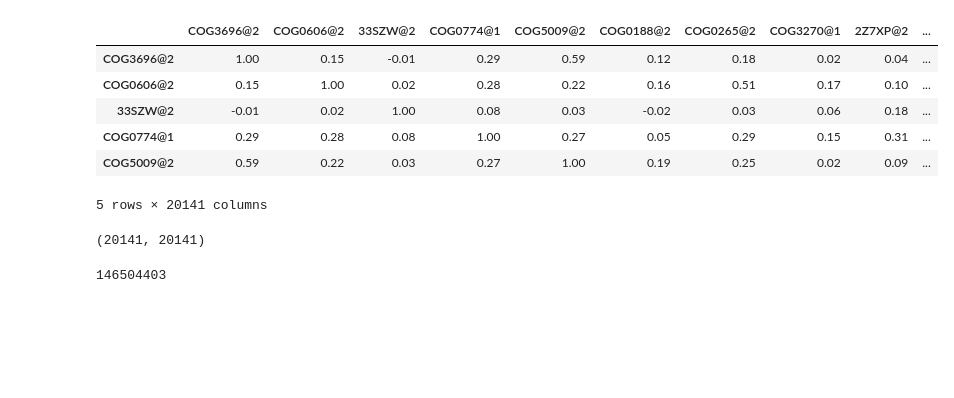
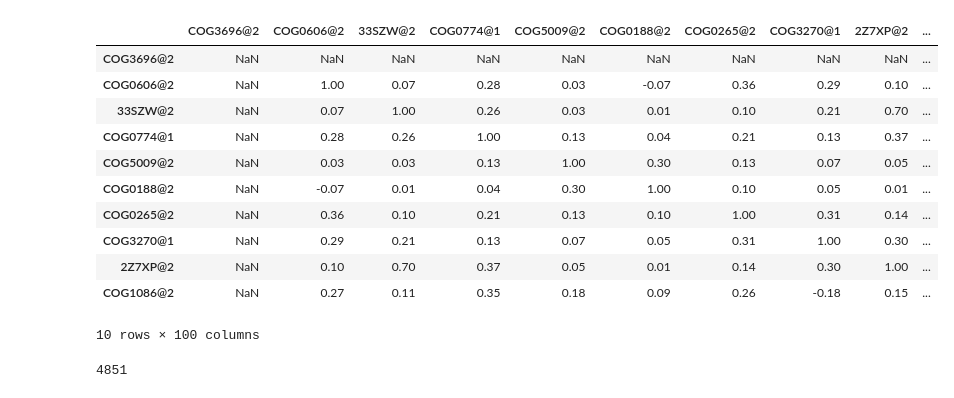
Before and after one commit to ProfHeydeFranca/BacterialData, a Jupyter notebook: oxygen/feature_selection.ipynb, the cells around one changed output. Drawn from its saved outputs; the diff is of its cells as text; code cells hidden in the pictures; blank space fills up the shorter version.

```diff
--- a/oxygen/feature_selection.ipynb
+++ b/oxygen/feature_selection.ipynb
@@ -53,12 +58,19 @@ df.head()
 # %%
 # Separar as features (X) e o grupos (y)
 #Full dataset:
-X = df.iloc[:, :-1]
-y = df.iloc[:, -1]
+#X = df.iloc[:, :-1]
+#y = df.iloc[:, -1]
 
 #Subset for developing:
-#X = df.iloc[0:100, 0:100]
-#y = df.iloc[0:100, -1]
+X = df.iloc[0:100, 0:100]
+y = df.iloc[0:100, -1]
+
+#X['Oxygen tolerance'] = y
+
+#Save calculations to file
+#with zstandard.open('/home/bia/Documents/bacterial_phenotypes/connecting_features_abFactors/df_oxygen_gene-familiesTEST_selected-filterNA.pickle.zst', 'wb') as f:#
+with zstandard.open('/home/bia/Documents/bacterial_phenotypes/connecting_features_abFactors/df_oxygen_kmer9TEST_selected-filterNA.pickle.zst', 'wb') as f:#
+	pickle.dump(X, f)
 # %%
 # Calcular a correlação de Spearman
 correlation_matrix = X.corr(method='spearman')
@@ -78,13 +93,25 @@ correlation_matrix = X.corr(method='spearman')
 # %%
 #OBS: if there is no variability in a column, the correlation will be NA!
-correlation_matrix.head()
+
+#Creating a good mock table for debugging
+#correlation_matrix.drop(correlation_matrix.columns[0], axis=1, inplace=True)
+#correlation_matrix.drop(correlation_matrix.columns[4], axis=1, inplace=True)
+#correlation_matrix.drop(correlation_matrix.index[0], axis=0, inplace=True)
+#correlation_matrix.drop(correlation_matrix.index[4], axis=0, inplace=True)
+
+correlation_matrix.head(n=10)
 #p_values.head()
 # %% [output]
 |  | COG3696@2 | COG0606@2 | 33SZW@2 | COG0774@1 | COG5009@2 | COG0188@2 | COG0265@2 | COG3270@1 | 2Z7XP@2 | ... |
-| COG3696@2 | 1.00 | 0.15 | -0.01 | 0.29 | 0.59 | 0.12 | 0.18 | 0.02 | 0.04 | ... |
-| COG0606@2 | 0.15 | 1.00 | 0.02 | 0.28 | 0.22 | 0.16 | 0.51 | 0.17 | 0.10 | ... |
-| 33SZW@2 | -0.01 | 0.02 | 1.00 | 0.08 | 0.03 | -0.02 | 0.03 | 0.06 | 0.18 | ... |
-| COG0774@1 | 0.29 | 0.28 | 0.08 | 1.00 | 0.27 | 0.05 | 0.29 | 0.15 | 0.31 | ... |
-| COG5009@2 | 0.59 | 0.22 | 0.03 | 0.27 | 1.00 | 0.19 | 0.25 | 0.02 | 0.09 | ... |
+| COG3696@2 | NaN | NaN | NaN | NaN | NaN | NaN | NaN | NaN | NaN | ... |
+| COG0606@2 | NaN | 1.00 | 0.07 | 0.28 | 0.03 | -0.07 | 0.36 | 0.29 | 0.10 | ... |
+| 33SZW@2 | NaN | 0.07 | 1.00 | 0.26 | 0.03 | 0.01 | 0.10 | 0.21 | 0.70 | ... |
+| COG0774@1 | NaN | 0.28 | 0.26 | 1.00 | 0.13 | 0.04 | 0.21 | 0.13 | 0.37 | ... |
+| COG5009@2 | NaN | 0.03 | 0.03 | 0.13 | 1.00 | 0.30 | 0.13 | 0.07 | 0.05 | ... |
+| COG0188@2 | NaN | -0.07 | 0.01 | 0.04 | 0.30 | 1.00 | 0.10 | 0.05 | 0.01 | ... |
+| COG0265@2 | NaN | 0.36 | 0.10 | 0.21 | 0.13 | 0.10 | 1.00 | 0.31 | 0.14 | ... |
+| COG3270@1 | NaN | 0.29 | 0.21 | 0.13 | 0.07 | 0.05 | 0.31 | 1.00 | 0.30 | ... |
+| 2Z7XP@2 | NaN | 0.10 | 0.70 | 0.37 | 0.05 | 0.01 | 0.14 | 0.30 | 1.00 | ... |
+| COG1086@2 | NaN | 0.27 | 0.11 | 0.35 | 0.18 | 0.09 | 0.26 | -0.18 | 0.15 | ... |
-5 rows × 20141 columns
+10 rows × 100 columns
 # %%
@@ -93,4 +120,0 @@ correlation_matrix.to_csv('data/spearman_corr_df_oxygen_gene-families_selected-f
-# %%
-correlation_matrix.shape
-# %% [output]
-(20141, 20141)
@@ -113,6 +133,6 @@ len(correlation_values)
 #((99*99)/2) - 99/2      #4851.0
 #len(correlation_values) #4851
 # %% [output]
-146504403
+4851
 # %%
 upper_triangle.shape
```
Also changed, not shown: parts of 25 cells of this notebook, 3 other files.
